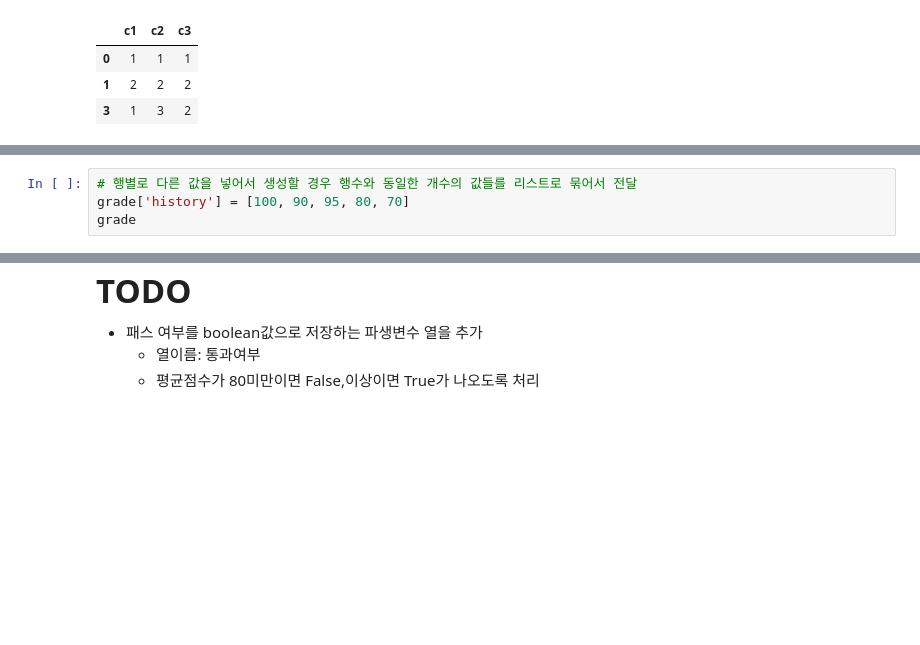
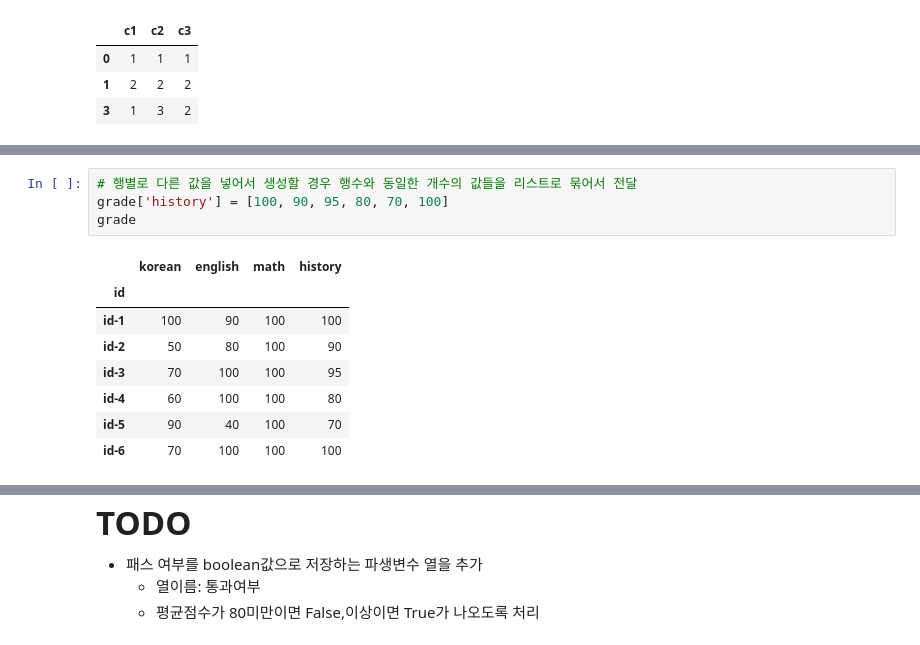
Before and after one commit to NGGW519/SKN13_mysrc, a Jupyter notebook: 06_pandas_시각화/02_Pandas_DataFrame.ipynb, the cells around one changed output, grey strips where cells are left out. Cells and saved outputs as stored; diff of their text form; blank space fills up the shorter version.

```diff
--- a/06_pandas_시각화/02_Pandas_DataFrame.ipynb
+++ b/06_pandas_시각화/02_Pandas_DataFrame.ipynb
@@ -955,7 +997,16 @@ grade
 # %%
-# 행별로 다른 값을 넣어서 생성할 경우 행수와 동일한 개수의 값들를 리스트로 묶어서 전달
-grade['history'] = [100, 90, 95, 80, 70]
+# 행별로 다른 값을 넣어서 생성할 경우 행수와 동일한 개수의 값들을 리스트로 묶어서 전달
+grade['history'] = [100, 90, 95, 80, 70, 100]
 grade
+# %% [output]
+|  | korean | english | math | history |
+| id |  |  |  |  |
+| id-1 | 100 | 90 | 100 | 100 |
+| id-2 | 50 | 80 | 100 | 90 |
+| id-3 | 70 | 100 | 100 | 95 |
+| id-4 | 60 | 100 | 100 | 80 |
+| id-5 | 90 | 40 | 100 | 70 |
+| id-6 | 70 | 100 | 100 | 100 |
 # %%
 # DataFrame['컬럼명']  : 컬럼의 값 조회
 #DF["있는컬럼명"] = 값 :  지정한 컬럼의 모든 값을 변경
```
Also changed, not shown: parts of 81 cells of this notebook, 1 other file.
